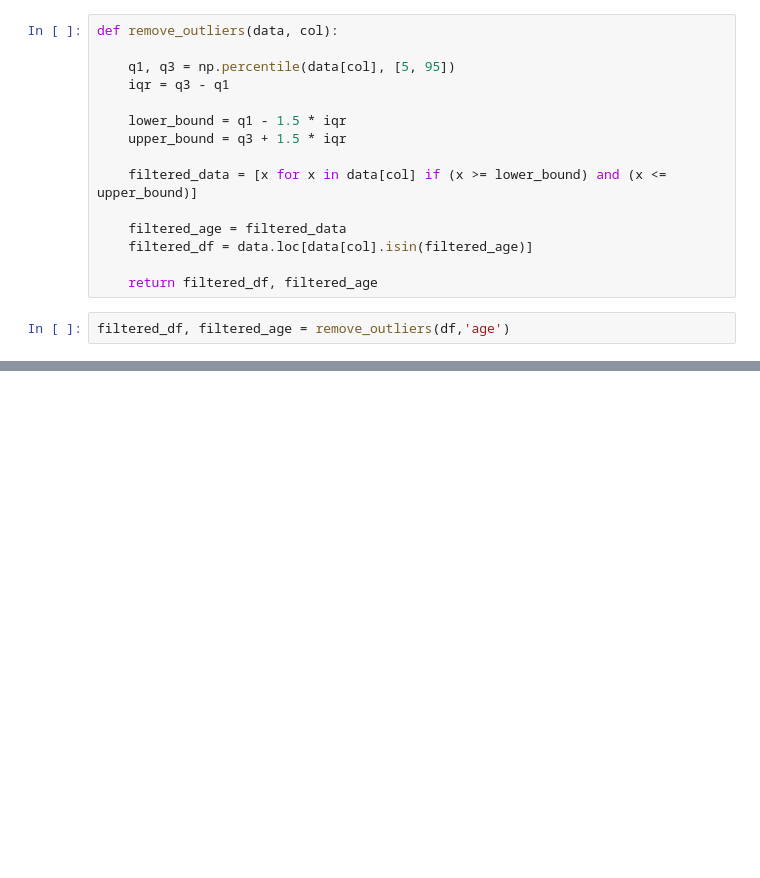
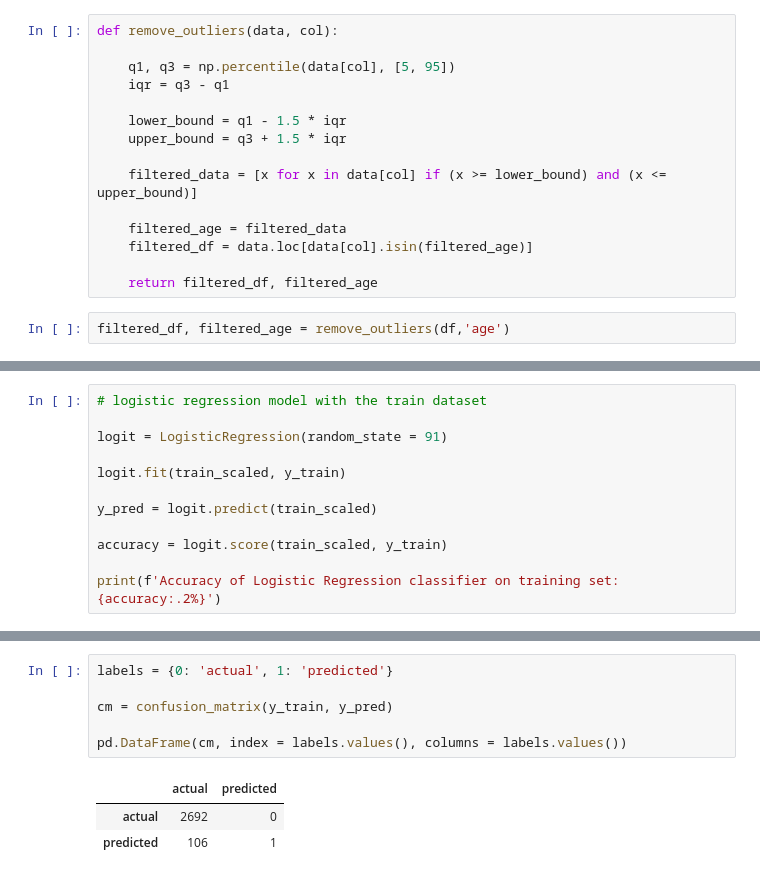
Before and after one commit to Project-DANE/DANE, a Jupyter notebook: nick_modeling.ipynb, the cells around one changed output, grey strips where cells are left out. Drawn from its saved outputs; the diff is of its cells as text; blank space fills up the shorter version.

```diff
--- a/nick_modeling.ipynb
+++ b/nick_modeling.ipynb
@@ -99,0 +138,12 @@ len(df['age'])
+# %%
+# logistic regression model with the train dataset
+
+logit = LogisticRegression(random_state = 91)
+
+logit.fit(train_scaled, y_train)
+
+y_pred = logit.predict(train_scaled)
+
+accuracy = logit.score(train_scaled, y_train)
+
+print(f'Accuracy of Logistic Regression classifier on training set: {accuracy:.2%}')
@@ -99,0 +177,10 @@ len(df['age'])
+# %%
+labels = {0: 'actual', 1: 'predicted'}
+
+cm = confusion_matrix(y_train, y_pred)
+
+pd.DataFrame(cm, index = labels.values(), columns = labels.values())
+# %% [output]
+|  | actual | predicted |
+| actual | 2692 | 0 |
+| predicted | 106 | 1 |
```
Also changed, not shown: parts of 12 cells of this notebook.
